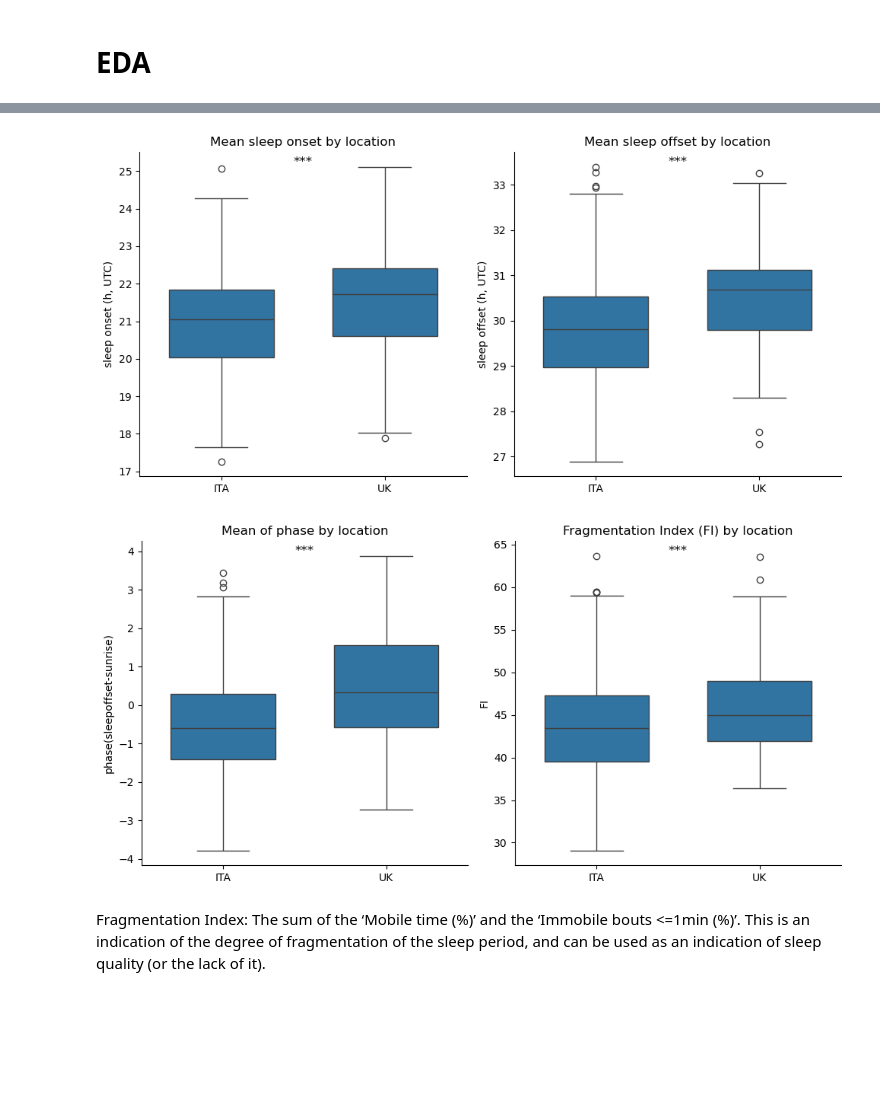
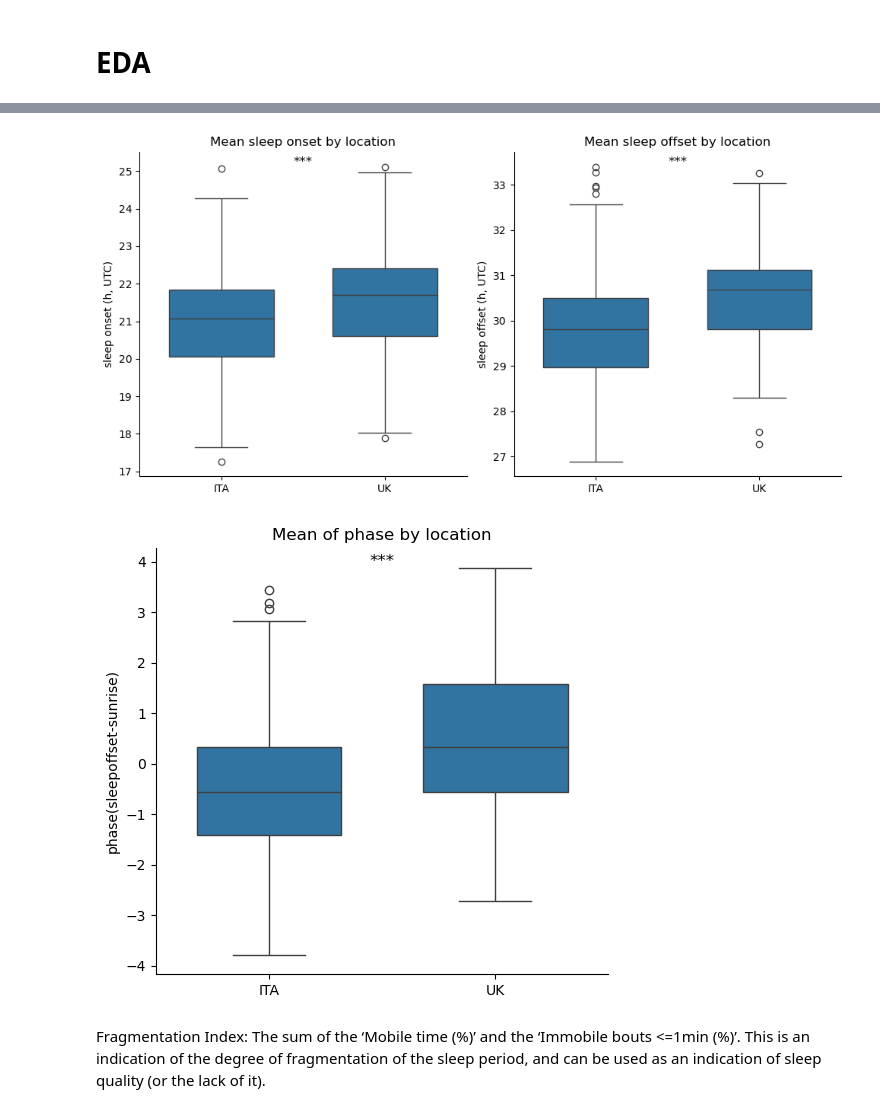
Before and after one commit to Gianluca-cnd/Case_report_uk_VS_ita, a Jupyter notebook: jetlag_UTC.ipynb, the cells around one changed output, grey strips where cells are left out. Saved outputs shown, nothing was run; the diff lists cells and outputs as text; code cells hidden in the pictures; blank space fills up the shorter version.

```diff
--- a/jetlag_UTC.ipynb
+++ b/jetlag_UTC.ipynb
@@ -25,7 +25,7 @@ df = df[(np.abs(stats.zscore(df['midpoint_h_UTC'])) < 3)]
 df = df[(np.abs(stats.zscore(df['sleep_start_decimal_UTC'])) < 3)]
 df = df[(np.abs(stats.zscore(df['sleep_end_decimal_UTC'])) < 3)]
 df = df[(np.abs(stats.zscore(df['phase(sleepoffset-sunrise)'])) < 3)]
-df = df[(np.abs(stats.zscore(df['Fragmentation Index (FI)'])) < 3)]
+#df = df[(np.abs(stats.zscore(df['Fragmentation Index (FI)'])) < 3)]
 # %%
 df = df.drop('sunrise_time(USA)', axis=1)
 df = df.drop('sunrise (USA), hours', axis=1)
@@ -34,14 +34,11 @@ df = df.drop('sunset_time(USA)', axis=1)
 df = df.drop('photoperiod (h, USA)', axis=1)
 # %%
 # Define the start date
-start_date = pd.to_datetime('2022-09-21')
+start_date = pd.to_datetime('2022-02-01')
 # %%
-# Function to calculate the week of the year from the start date
-def calculate_week_of_year(date):
-    year_diff = date.year - start_date.year
-    start_of_year = pd.to_datetime(f'{date.year}-01-01')
-    weeks_from_start = ((date - start_of_year).days // 7) + 1
-    return year_diff * 52 + weeks_from_start
+# Function to count the week of the year from the start date 2022-01-01
+def calculate_week_of_year(start_datetime):
+    return (start_datetime - start_date).days // 7 + 5
 
 # Apply the function to calculate the week of the year
 df['week_of_year'] = df['date'].apply(calculate_week_of_year)
@@ -358,32 +357,32 @@ sns.despine()
 plt.tight_layout()
 plt.show()
 # %% [output]
-[figure, old version]
+[figure, new version]
 # %%
 plt.figure(figsize=(10, 5))
 plt.subplot(1, 2, 1)
 sns.boxplot(x='location', y='phase', data=df, gap=0.2)
 plt.title("Mean of phase by location")
 plt.xlabel("")
 plt.ylabel("phase(sleepoffset-sunrise)")
 #add a significance line to the subplot
 if utest_phase_loc.pvalue < 0.001:
     plt.annotate('***', xy=(0.5, 0.97), xycoords='axes fraction', ha='center', va='center', fontsize=12)
 
-plt.subplot(1, 2, 2)
-sns.boxplot(x='location', y='Fragmentation Index (FI)', data=df, gap=0.2)
-plt.title("Fragmentation Index (FI) by location")
-plt.xlabel("")
-plt.ylabel("FI")
+#plt.subplot(1, 2, 2)
+#sns.boxplot(x='location', y='Fragmentation Index (FI)', data=df, gap=0.2)
+#plt.title("Fragmentation Index (FI) by location")
+#plt.xlabel("")
+#plt.ylabel("FI")
 #add a significance line
-if utest_fragmentation_loc.pvalue < 0.001:
-    plt.annotate('***', xy=(0.5, 0.97), xycoords='axes fraction', ha='center', va='center', fontsize=12)
+#if utest_fragmentation_loc.pvalue < 0.001:
+#    plt.annotate('***', xy=(0.5, 0.97), xycoords='axes fraction', ha='center', va='center', fontsize=12)
 
 sns.despine()
 plt.tight_layout()
 plt.show()
 # %% [output]
-[figure, old version]
+[figure, new version]
 # %% [markdown]
 Fragmentation Index: The sum of the ‘Mobile time (%)’ and the ‘Immobile bouts <=1min (%)’. This is an indication of the degree of fragmentation of the sleep period, and can be used as an indication of sleep quality (or the lack of it).
 # %%
```
Also changed, not shown: parts of 43 cells of this notebook.
